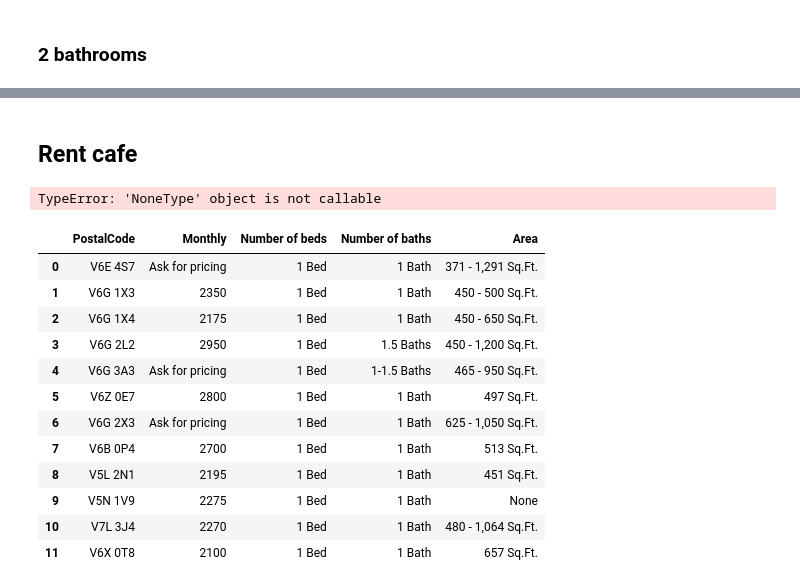
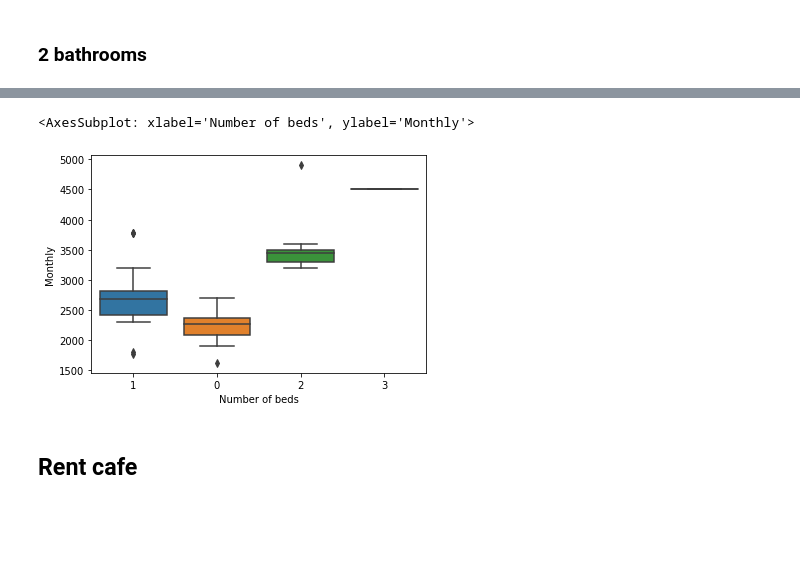
Before and after one commit to JamesKha/CodeChallenge, a Jupyter notebook: DataPrep.ipynb, the cells around one changed output, grey strips where cells are left out. Drawn from its saved outputs; the diff is of its cells as text; code cells hidden in the pictures; blank space fills up the shorter version.

```diff
--- a/DataPrep.ipynb
+++ b/DataPrep.ipynb
@@ -251,4 +275,4 @@ URL4 = "https://www.padmapper.com/apartments/vancouver-bc/west-end/1-beds"
 requestURL4 = requests.get(URL4)
 content4 = requestURL4.content
 
-padMapper(content4)
+padOne =padMapper(content4)
@@ -277,4 +283,4 @@ URL4 = "https://www.padmapper.com/apartments/vancouver-bc/west-end/2-beds"
 requestURL4 = requests.get(URL4)
 content4 = requestURL4.content
 
-padMapper(content4)
+padTwo = padMapper(content4)
@@ -301,4 +289,4 @@ URL4 = "https://www.padmapper.com/apartments/vancouver-bc/west-end/3-beds"
 requestURL4 = requests.get(URL4)
 content4 = requestURL4.content
 
-padMapper(content4)
+padThree = padMapper(content4)
@@ -312,0 +293,6 @@ padMapper(content4)
+# %%
+mainPad = pd.concat([padStudio, padOne, padTwo, padThree])
+
+mainPad['Number of beds'] = mainPad['Number of beds'].astype(str)
+
+mainPad['Number of baths'] = mainPad['Number of baths'].astype(str)
@@ -313,2 +318,7 @@ padMapper(content4)
+# %%
+sns.boxplot(x='Number of beds', y='Monthly', data= mainPad)
+# %% [output]
+<AxesSubplot: xlabel='Number of beds', ylabel='Monthly'>
+[figure, added]
 # %% [markdown]
 ## Rent cafe
@@ -337,29 +368,13 @@ URLCafe1 = "https://www.rentcafe.com/studio-apartments-for-rent/ca/bc/vancouver/
 requestURLCafe1 = requests.get(URLCafe1)
 contentCafe1 = requestURLCafe1.content
 
-rentCafe(contentCafe1)
+cafeStudio = rentCafe(contentCafe1)
-# %% [output]
-TypeError: 'NoneType' object is not callable
 # %%
 URLCafe1 = "https://www.rentcafe.com/1-bedroom-apartments-for-rent/ca/bc/vancouver/west-end-vancouver/"
 requestURLCafe1 = requests.get(URLCafe1)
 contentCafe1 = requestURLCafe1.content
 
-rentCafe(contentCafe1)
+cafeOne = rentCafe(contentCafe1)
-# %% [output]
-|  | PostalCode | Monthly | Number of beds | Number of baths | Area |
-| 0 | V6E 4S7 | Ask for pricing | 1 Bed | 1 Bath | 371 - 1,291 Sq.Ft. |
-| 1 | V6G 1X3 | 2350 | 1 Bed | 1 Bath | 450 - 500 Sq.Ft. |
-| 2 | V6G 1X4 | 2175 | 1 Bed | 1 Bath | 450 - 650 Sq.Ft. |
-| 3 | V6G 2L2 | 2950 | 1 Bed | 1.5 Baths | 450 - 1,200 Sq.Ft. |
-| 4 | V6G 3A3 | Ask for pricing | 1 Bed | 1-1.5 Baths | 465 - 950 Sq.Ft. |
-| 5 | V6Z 0E7 | 2800 | 1 Bed | 1 Bath | 497 Sq.Ft. |
-| 6 | V6G 2X3 | Ask for pricing | 1 Bed | 1 Bath | 625 - 1,050 Sq.Ft. |
-| 7 | V6B 0P4 | 2700 | 1 Bed | 1 Bath | 513 Sq.Ft. |
-| 8 | V5L 2N1 | 2195 | 1 Bed | 1 Bath | 451 Sq.Ft. |
-| 9 | V5N 1V9 | 2275 | 1 Bed | 1 Bath | None |
-| 10 | V7L 3J4 | 2270 | 1 Bed | 1 Bath | 480 - 1,064 Sq.Ft. |
-| 11 | V6X 0T8 | 2100 | 1 Bed | 1 Bath | 657 Sq.Ft. |
 # %%
 URLCafe1 = "https://www.rentcafe.com/2-bedroom-apartments-for-rent/ca/bc/vancouver/west-end-vancouver/"
 requestURLCafe1 = requests.get(URLCafe1)
```
Also changed, not shown: parts of 39 cells of this notebook.
